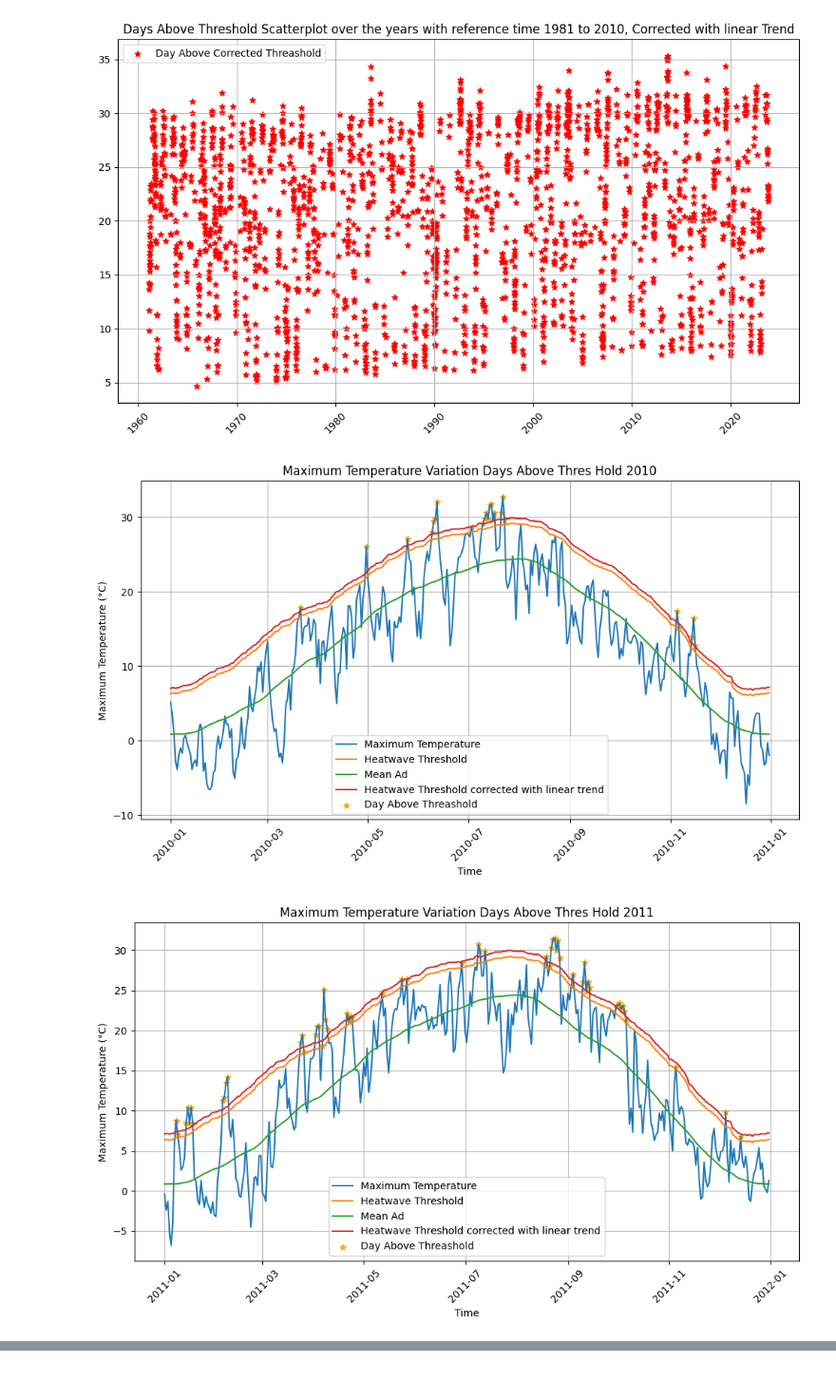
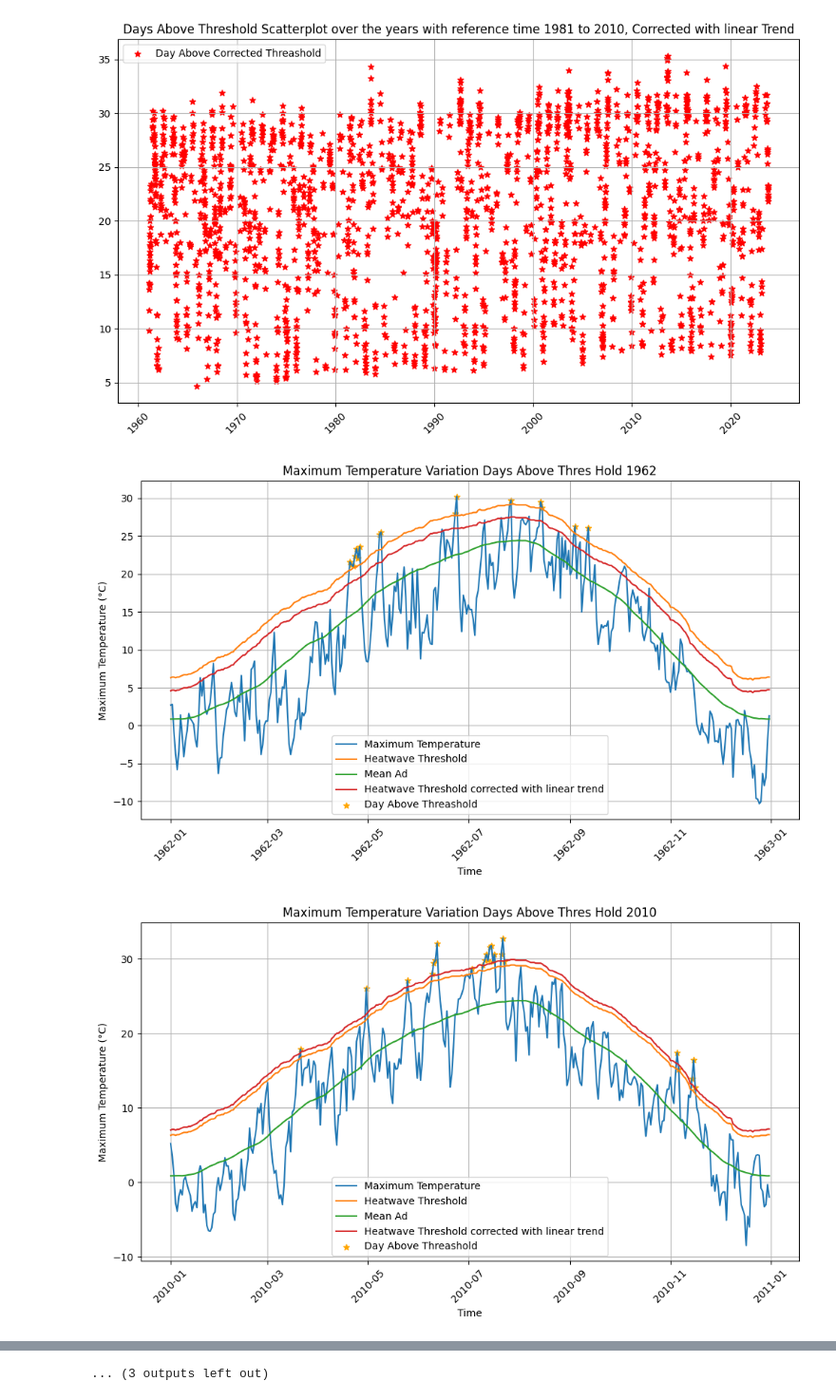
Before and after one commit to Wipfi/HeatwaveAnalysisGallmannsegg, a Jupyter notebook: hwmid_Gallmannsegg.ipynb, the cells around one changed output, grey strips where cells are left out. Shown at 95% size. Cells and saved outputs as stored; diff of their text form; code cells hidden in the pictures.

```diff
--- a/hwmid_Gallmannsegg.ipynb
+++ b/hwmid_Gallmannsegg.ipynb
@@ -47,12 +47,16 @@ df.set_index('time', inplace=True)
 # calculate linear trendline
 coefficients = np.polyfit(np.arange(len(df)), df['TX [degree_Celsius]'], 1)
 trend_line = np.polyval(coefficients, np.arange(len(df)))
+coefficients_5 = np.polyfit(np.arange(len(df)), df['TX [degree_Celsius]'], 5)
+trend_line_5 = np.polyval(coefficients_5, np.arange(len(df)))
 df["trend"] = trend_line
+df["trend_5"] = trend_line_5
 
 # Plot the TX (maximum temperature) against the index with a linear trend line
 plt.figure(figsize=(10, 6))
 plt.plot(df.index, df['TX [degree_Celsius]'], linestyle='-', color='b', label='Maximum Temperature')
-plt.plot(df.index, trend_line, linestyle='-', color='r', label='Linear Trend Line')
+plt.plot(df.index, df["trend"], linestyle='-', color='r', label='Linear Trend Line')
+plt.plot(df.index, df["trend_5"], linestyle='-', color='r', label='Ploy 5g. Trend Line')
 plt.xlabel('Time')
 plt.ylabel('Maximum Temperature (°C)')
 plt.title('Maximum Temperature Variation with Linear Trend Line')
@@ -224,32 +228,33 @@ def plotDataForYear(df, year):
     coefficients = np.polyfit(np.arange(len(df)), df['TX [degree_Celsius]'], 1)
     trend_line = np.polyval(coefficients, np.arange(len(df)))
     plt.xlabel('Time')
     plt.ylabel('Maximum Temperature (°C)')
     plt.title('Maximum Temperature Variation Days Above Thres Hold ' + year)
     plt.grid(True)
     plt.xticks(rotation=45)
 
     # Plot the heatwaves as red markers on the temperature plot
     plt.scatter(days_above_threashold.index, days_above_threashold['TX [degree_Celsius]'], color='orange', marker='*', label='Day Above Threashold')
     plt.legend()
 
     plt.tight_layout()
     plt.show()
 
+plotDataForYear(df, "1962")
 plotDataForYear(df, "2010")
 plotDataForYear(df, "2011")
 plotDataForYear(df, "2012")
 plotDataForYear(df, "2013")
 plotDataForYear(df, "2014")
 plotDataForYear(df, "2015")
 plotDataForYear(df, "2016")
 plotDataForYear(df, "2017")
 plotDataForYear(df, "2018")
 plotDataForYear(df, "2019")
 plotDataForYear(df, "2020")
 plotDataForYear(df, "2021")
 plotDataForYear(df, "2022")
 plotDataForYear(df, "2023")
 # %% [output]
-[figure, old version]
+[figure, new version]
-[figure, old version]
+[figure, new version]
@@ -267,0 +271 @@ plotDataForYear(df, "2023")
+... (3 outputs left out)
```
Also changed, not shown: parts of 2 cells of this notebook.
